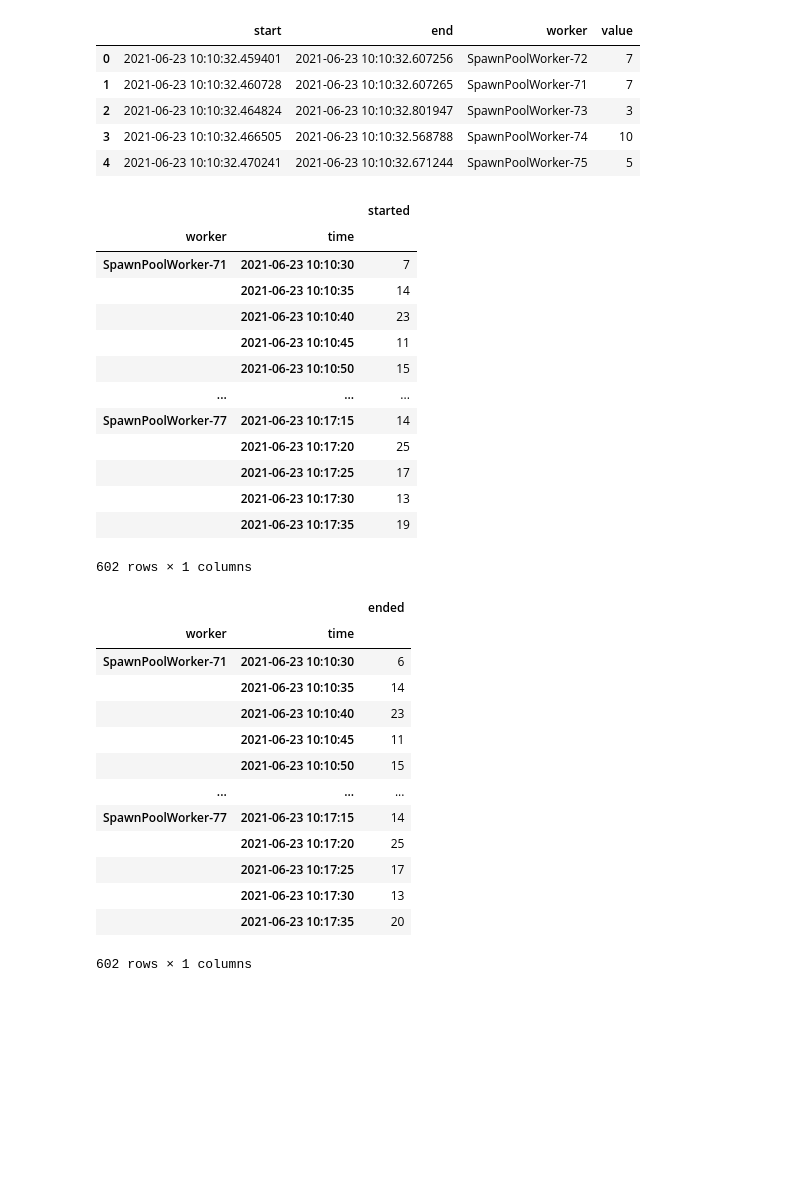
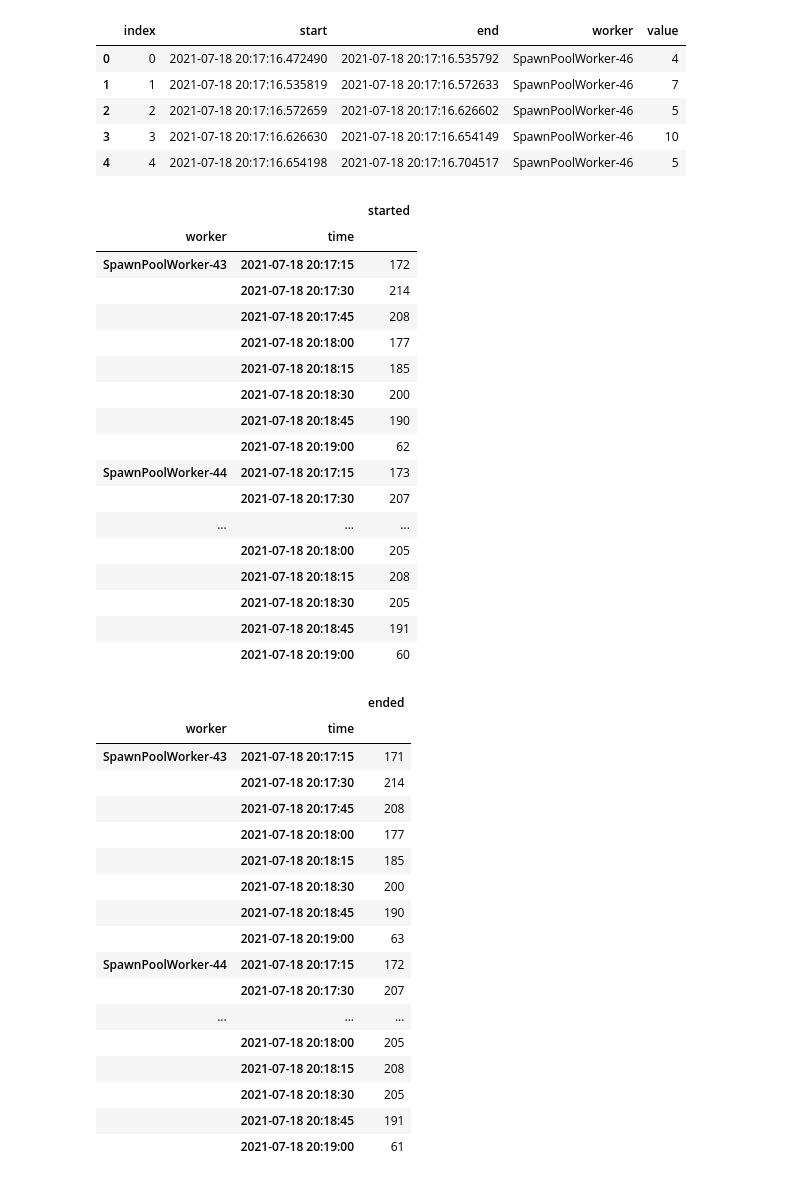
Before and after one commit to ryancollingwood/PythonConcurrency, a Jupyter notebook: Calculating Duration.ipynb, the cells around one changed output. Saved outputs shown, nothing was run; the diff lists cells and outputs as text; code cells hidden in the pictures; blank space fills up the shorter version.

```diff
--- a/Calculating Duration.ipynb
+++ b/Calculating Duration.ipynb
@@ -3,60 +3,70 @@ import pandas as pd
 import numpy as np
 import matplotlib.pyplot as plt
 # %%
-df = pd.read_csv("output_tasks-10000_sleep-1.csv", parse_dates=["start", "end"], infer_datetime_format=True)
+df = pd.read_csv("output/output-multiprocessing-pool-10000_workers-7_sleep-0_25.csv", parse_dates=["start", "end"], infer_datetime_format=True)
 # %%
 df.head()
 # %% [output]
-|  | start | end | worker | value |
-| 0 | 2021-06-23 10:10:32.459401 | 2021-06-23 10:10:32.607256 | SpawnPoolWorker-72 | 7 |
-| 1 | 2021-06-23 10:10:32.460728 | 2021-06-23 10:10:32.607265 | SpawnPoolWorker-71 | 7 |
-| 2 | 2021-06-23 10:10:32.464824 | 2021-06-23 10:10:32.801947 | SpawnPoolWorker-73 | 3 |
-| 3 | 2021-06-23 10:10:32.466505 | 2021-06-23 10:10:32.568788 | SpawnPoolWorker-74 | 10 |
-| 4 | 2021-06-23 10:10:32.470241 | 2021-06-23 10:10:32.671244 | SpawnPoolWorker-75 | 5 |
+|  | index | start | end | worker | value |
+| 0 | 0 | 2021-07-18 20:17:16.472490 | 2021-07-18 20:17:16.535792 | SpawnPoolWorker-46 | 4 |
+| 1 | 1 | 2021-07-18 20:17:16.535819 | 2021-07-18 20:17:16.572633 | SpawnPoolWorker-46 | 7 |
+| 2 | 2 | 2021-07-18 20:17:16.572659 | 2021-07-18 20:17:16.626602 | SpawnPoolWorker-46 | 5 |
+| 3 | 3 | 2021-07-18 20:17:16.626630 | 2021-07-18 20:17:16.654149 | SpawnPoolWorker-46 | 10 |
+| 4 | 4 | 2021-07-18 20:17:16.654198 | 2021-07-18 20:17:16.704517 | SpawnPoolWorker-46 | 5 |
+# %%
+sampling_period = "15s"
 # %%
 start_df = df[["start", "worker"]]
 start_df.columns = ["time", "worker"]
 start_df = start_df.set_index("time")[["worker"]]
-start_df = start_df.groupby("worker").resample("5s").count()
+start_df = start_df.groupby("worker").resample(sampling_period).count()
 start_df.columns = ["started"]
 start_df
 # %% [output]
 |  |  | started |
 | worker | time |  |
-| SpawnPoolWorker-71 | 2021-06-23 10:10:30 | 7 |
-|  | 2021-06-23 10:10:35 | 14 |
-|  | 2021-06-23 10:10:40 | 23 |
-|  | 2021-06-23 10:10:45 | 11 |
-|  | 2021-06-23 10:10:50 | 15 |
+| SpawnPoolWorker-43 | 2021-07-18 20:17:15 | 172 |
+|  | 2021-07-18 20:17:30 | 214 |
+|  | 2021-07-18 20:17:45 | 208 |
+|  | 2021-07-18 20:18:00 | 177 |
+|  | 2021-07-18 20:18:15 | 185 |
+|  | 2021-07-18 20:18:30 | 200 |
+|  | 2021-07-18 20:18:45 | 190 |
+|  | 2021-07-18 20:19:00 | 62 |
+| SpawnPoolWorker-44 | 2021-07-18 20:17:15 | 173 |
+|  | 2021-07-18 20:17:30 | 207 |
 | ... | ... | ... |
-| SpawnPoolWorker-77 | 2021-06-23 10:17:15 | 14 |
-|  | 2021-06-23 10:17:20 | 25 |
-|  | 2021-06-23 10:17:25 | 17 |
-|  | 2021-06-23 10:17:30 | 13 |
-|  | 2021-06-23 10:17:35 | 19 |
+|  | 2021-07-18 20:18:00 | 205 |
+|  | 2021-07-18 20:18:15 | 208 |
+|  | 2021-07-18 20:18:30 | 205 |
+|  | 2021-07-18 20:18:45 | 191 |
+|  | 2021-07-18 20:19:00 | 60 |
-602 rows × 1 columns
 # %%
 end_df = df[["end", "worker"]]
 end_df.columns = ["time", "worker"]
 end_df = end_df.set_index("time")
-end_df = end_df.groupby("worker").resample("5s").count()
+end_df = end_df.groupby("worker").resample(sampling_period).count()
 end_df.columns = ["ended"]
 end_df
 # %% [output]
 |  |  | ended |
 | worker | time |  |
-| SpawnPoolWorker-71 | 2021-06-23 10:10:30 | 6 |
-|  | 2021-06-23 10:10:35 | 14 |
-|  | 2021-06-23 10:10:40 | 23 |
-|  | 2021-06-23 10:10:45 | 11 |
-|  | 2021-06-23 10:10:50 | 15 |
+| SpawnPoolWorker-43 | 2021-07-18 20:17:15 | 171 |
+|  | 2021-07-18 20:17:30 | 214 |
+|  | 2021-07-18 20:17:45 | 208 |
+|  | 2021-07-18 20:18:00 | 177 |
+|  | 2021-07-18 20:18:15 | 185 |
+|  | 2021-07-18 20:18:30 | 200 |
+|  | 2021-07-18 20:18:45 | 190 |
+|  | 2021-07-18 20:19:00 | 63 |
+| SpawnPoolWorker-44 | 2021-07-18 20:17:15 | 172 |
+|  | 2021-07-18 20:17:30 | 207 |
 | ... | ... | ... |
-| SpawnPoolWorker-77 | 2021-06-23 10:17:15 | 14 |
-|  | 2021-06-23 10:17:20 | 25 |
-|  | 2021-06-23 10:17:25 | 17 |
-|  | 2021-06-23 10:17:30 | 13 |
-|  | 2021-06-23 10:17:35 | 20 |
+|  | 2021-07-18 20:18:00 | 205 |
+|  | 2021-07-18 20:18:15 | 208 |
+|  | 2021-07-18 20:18:30 | 205 |
+|  | 2021-07-18 20:18:45 | 191 |
+|  | 2021-07-18 20:19:00 | 61 |
-602 rows × 1 columns
 # %%
 occurances_df = start_df.join(end_df)
 occurances_df["difference"] = occurances_df["started"] - occurances_df["ended"]
```
Also changed, not shown: parts of 10 cells of this notebook.
